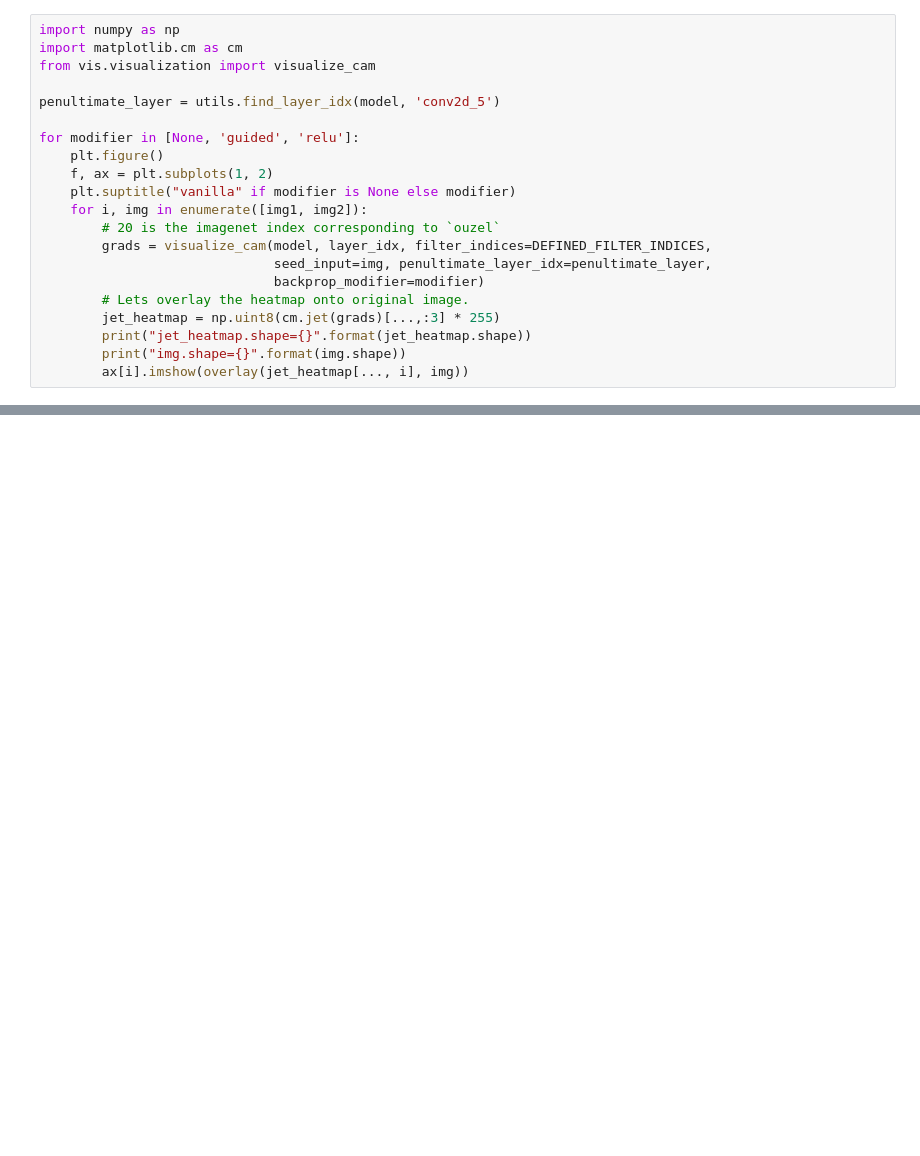
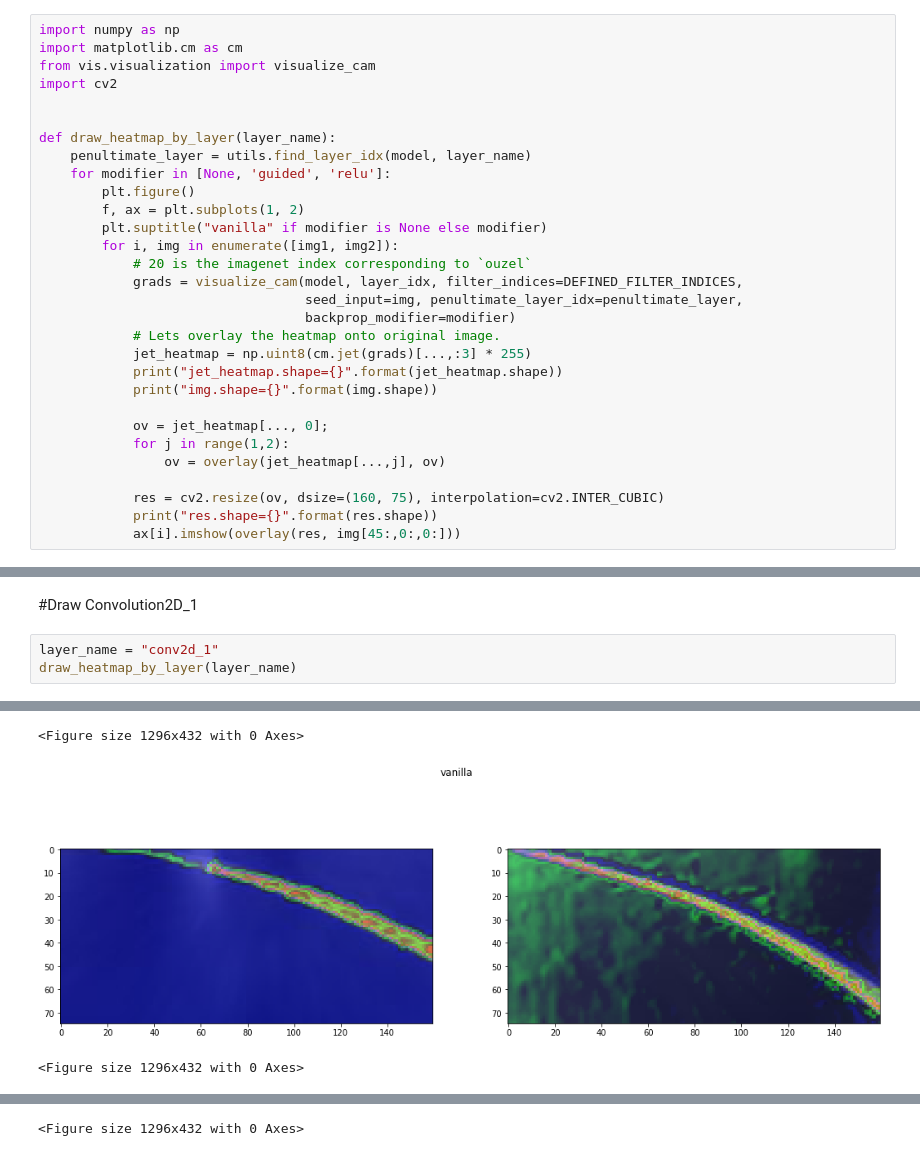
Before and after one commit to yikster/notebooks, a Jupyter notebook: robocar/customkeras/visualize.ipynb, the cells around one changed output, grey strips where cells are left out. Cells and saved outputs as stored; diff of their text form; blank space fills up the shorter version.

```diff
--- a/robocar/customkeras/visualize.ipynb
+++ b/robocar/customkeras/visualize.ipynb
@@ -131,20 +153,29 @@ ________________________________________________________________________________
 import numpy as np
 import matplotlib.cm as cm
 from vis.visualization import visualize_cam
+import cv2
 
-penultimate_layer = utils.find_layer_idx(model, 'conv2d_5')
 
-for modifier in [None, 'guided', 'relu']:
-    plt.figure()
-    f, ax = plt.subplots(1, 2)
-    plt.suptitle("vanilla" if modifier is None else modifier)
-    for i, img in enumerate([img1, img2]):
-        # 20 is the imagenet index corresponding to `ouzel`
-        grads = visualize_cam(model, layer_idx, filter_indices=DEFINED_FILTER_INDICES,
-                              seed_input=img, penultimate_layer_idx=penultimate_layer,
-                              backprop_modifier=modifier)
-        # Lets overlay the heatmap onto original image.
-        jet_heatmap = np.uint8(cm.jet(grads)[...,:3] * 255)
-        print("jet_heatmap.shape={}".format(jet_heatmap.shape))
-        print("img.shape={}".format(img.shape))
-        ax[i].imshow(overlay(jet_heatmap[..., i], img))
+def draw_heatmap_by_layer(layer_name):
+    penultimate_layer = utils.find_layer_idx(model, layer_name)
+    for modifier in [None, 'guided', 'relu']:
+        plt.figure()
+        f, ax = plt.subplots(1, 2)
+        plt.suptitle("vanilla" if modifier is None else modifier)
+        for i, img in enumerate([img1, img2]):
+            # 20 is the imagenet index corresponding to `ouzel`
+            grads = visualize_cam(model, layer_idx, filter_indices=DEFINED_FILTER_INDICES,
+                                  seed_input=img, penultimate_layer_idx=penultimate_layer,
+                                  backprop_modifier=modifier)
+            # Lets overlay the heatmap onto original image.
+            jet_heatmap = np.uint8(cm.jet(grads)[...,:3] * 255)
+            print("jet_heatmap.shape={}".format(jet_heatmap.shape))
+            print("img.shape={}".format(img.shape))
+
+            ov = jet_heatmap[..., 0];
+            for j in range(1,2):
+                ov = overlay(jet_heatmap[...,j], ov)
+
+            res = cv2.resize(ov, dsize=(160, 75), interpolation=cv2.INTER_CUBIC)
+            print("res.shape={}".format(res.shape))
+            ax[i].imshow(overlay(res, img[45:,0:,0:]))
@@ -169,0 +182,6 @@ img.shape=(120, 160, 3)
+# %% [markdown]
+#Draw Convolution2D_1
+# %%
+layer_name = "conv2d_1"
+draw_heatmap_by_layer(layer_name)
+# %% [output]
@@ -169,0 +206,3 @@ img.shape=(120, 160, 3)
+<Figure size 1296x432 with 0 Axes>
+[figure, added]
+<Figure size 1296x432 with 0 Axes>
@@ -169,0 +210 @@ img.shape=(120, 160, 3)
+<Figure size 1296x432 with 0 Axes>
```
Also changed, not shown: parts of 25 cells of this notebook, 1 other file.
